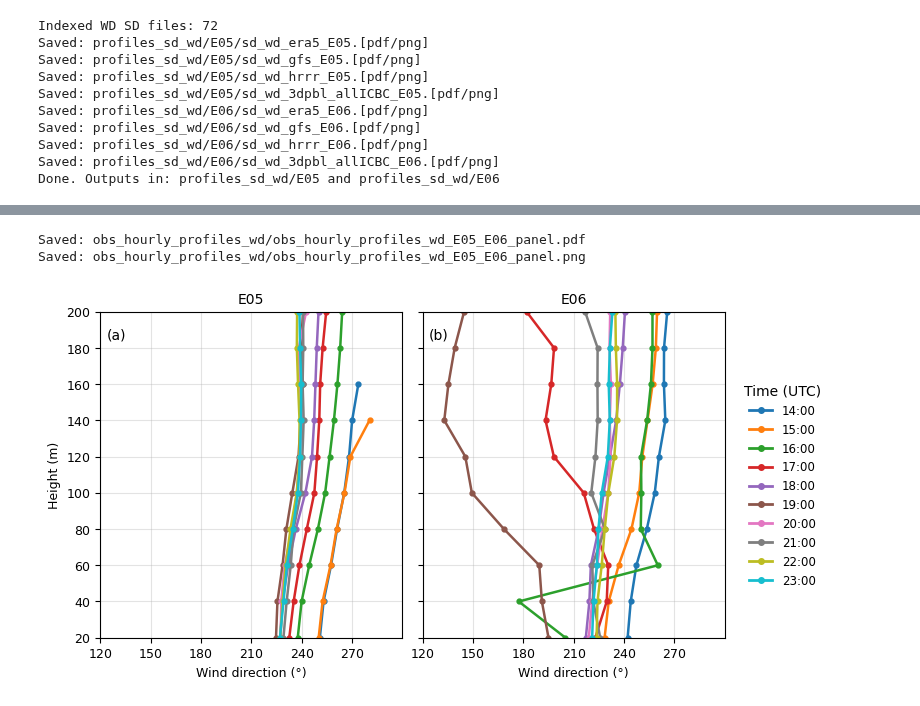
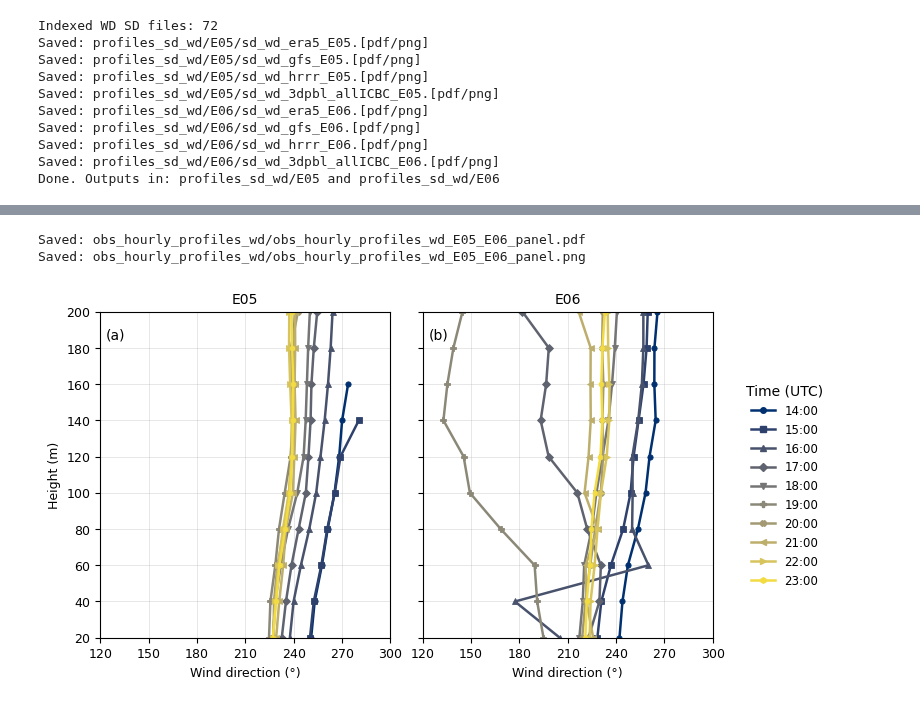
Before and after one commit to mhafsah/offshore-llj-sensitivity-wrf, a Jupyter notebook: data_analysis_visualization/vis_ws+wd_profiles.ipynb, the cells around one changed output, grey strips where cells are left out. Cells and saved outputs as stored; diff of their text form; code cells hidden in the pictures.

Commit message:
Add files via upload
updated codes with new colormaps

```diff
--- a/data_analysis_visualization/vis_ws+wd_profiles.ipynb
+++ b/data_analysis_visualization/vis_ws+wd_profiles.ipynb
@@ -8690,12 +8745,26 @@ WD_E06_OBS = wrap_wd_360(WD_E06_OBS)
 times = make_time_index(WD_E05_OBS.shape[0])
 hourly_idx = get_hourly_indices(times)
 
-colors = plt.get_cmap("tab10").colors[:len(hourly_idx)]
+# ---- Same gradual, color-blind-friendly palette as WS profiles ----
+cmap = plt.get_cmap("cividis")
+color_positions = np.linspace(0.08, 0.95, len(hourly_idx))
+colors = [cmap(x) for x in color_positions]
+
+# ---- Same distinct markers as WS profiles ----
+marker_styles = [
+    "o", "s", "^", "D", "v",
+    "P", "X", "<", ">", "h"
+]
 
 # ---- fixed x-axis across both panels ----
 xlim_min, xlim_max = 120, 300
 
-fig, axs = plt.subplots(1, 2, figsize=FIGSIZE, constrained_layout=True, sharey=True)
+fig, axs = plt.subplots(
+    1, 2,
+    figsize=FIGSIZE,
+    constrained_layout=True,
+    sharey=True
+)
 
 for ax, wd_obs, loc, panel in zip(
     axs,
@@ -8703,60 +8772,89 @@ for ax, wd_obs, loc, panel in zip(
     ["E05", "E06"],
     ["(a)", "(b)"]
 ):
-    for c, idx in zip(colors, hourly_idx):
+    for c, marker, idx in zip(colors, marker_styles, hourly_idx):
         ax.plot(
             wd_obs[idx, :],
             z_OBS,
             color=c,
             lw=1.8,
-            marker="o",
-            ms=3.5,
+            marker=marker,
+            ms=3.8,
+            markeredgewidth=0.6,
         )
 
     ax.set_xlabel("Wind direction (°)")
     ax.set_xlim(xlim_min, xlim_max)
-    ax.set_xticks(np.arange(120, 300, 30))
+    ax.set_xticks(np.arange(120, 301, 30))
     ax.set_yticks(z_OBS)
     ax.set_ylim(z_OBS.min(), z_OBS.max())
-    ax.grid(True, alpha=0.35, linewidth=0.8)
+
+    ax.grid(
+        True,
+        alpha=0.30,
+        linewidth=0.7
+    )
 
     ax.text(
         0.02, 0.95, panel,
         transform=ax.transAxes,
         ha="left", va="top",
         fontsize=10
     )
+
     ax.set_title(loc)
 
 axs[0].set_ylabel("Height (m)")
 
-# Shared legend on right
+# ===================== SHARED LEGEND =====================
 handles = [
-    Line2D([0], [0], color=c, lw=2, marker="o", ms=4, label=times[idx].strftime("%H:%M"))
-    for c, idx in zip(colors, hourly_idx)
+    Line2D(
+        [0], [0],
+        color=c,
+        lw=1.8,
+        marker=marker,
+        ms=4,
+        label=times[idx].strftime("%H:%M")
+    )
+    for c, marker, idx in zip(colors, marker_styles, hourly_idx)
 ]
 
 fig.legend(
     handles=handles,
-    loc="right",
-    bbox_to_anchor=(1.15, 0.5),
+    loc="center left",
+    bbox_to_anchor=(1.01, 0.5),
     ncol=1,
     frameon=False,
     title="Time (UTC)"
 )
 
-pdf_path = os.path.join(OUTDIR, "obs_hourly_profiles_wd_E05_E06_panel.pdf")
-png_path = os.path.join(OUTDIR, "obs_hourly_profiles_wd_E05_E06_panel.png")
+# ===================== SAVE =====================
+pdf_path = os.path.join(
+    OUTDIR,
+    "obs_hourly_profiles_wd_E05_E06_panel.pdf"
+)
 
-# save
-plt.savefig(pdf_path, bbox_inches="tight")
-plt.savefig(png_path, dpi=DPI, bbox_inches="tight")
+png_path = os.path.join(
+    OUTDIR,
+    "obs_hourly_profiles_wd_E05_E06_panel.png"
+)
+
+plt.savefig(
+    pdf_path,
+    bbox_inches="tight"
+)
+
+plt.savefig(
+    png_path,
+    dpi=DPI,
+    bbox_inches="tight"
+)
+
 print(f"Saved: {pdf_path}")
 print(f"Saved: {png_path}")
 
-# view
 plt.show()
 # %% [output]
 Saved: obs_hourly_profiles_wd/obs_hourly_profiles_wd_E05_E06_panel.pdf
 Saved: obs_hourly_profiles_wd/obs_hourly_profiles_wd_E05_E06_panel.png
-[figure, old version]
+[figure, new version]
```
Also changed, not shown: parts of 1 cell of this notebook, 1 other file.
